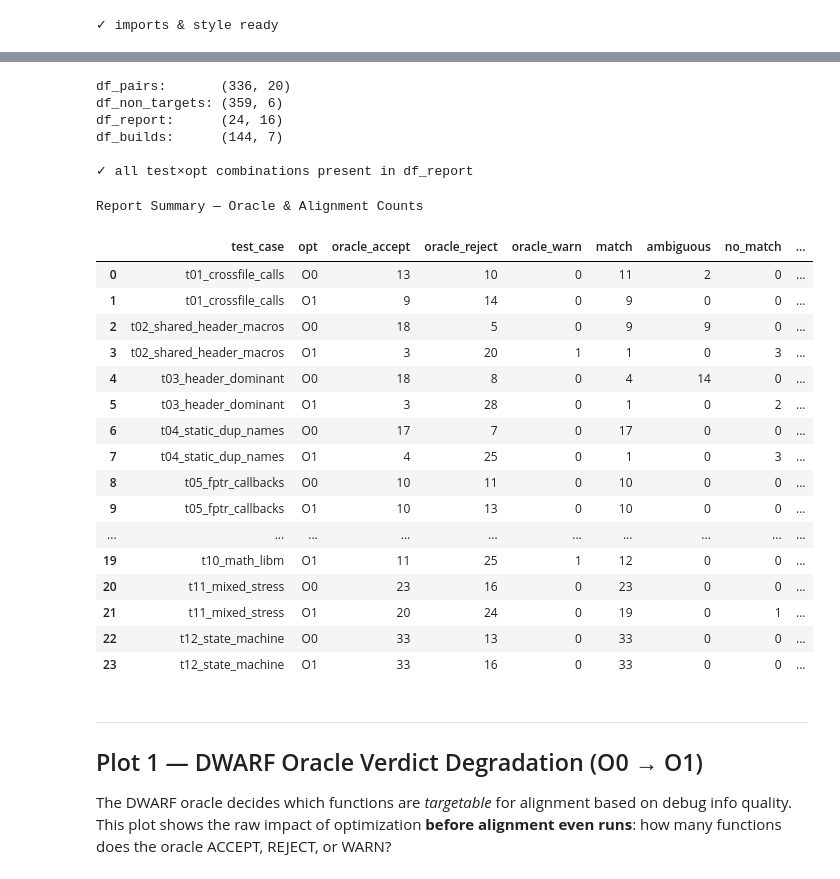
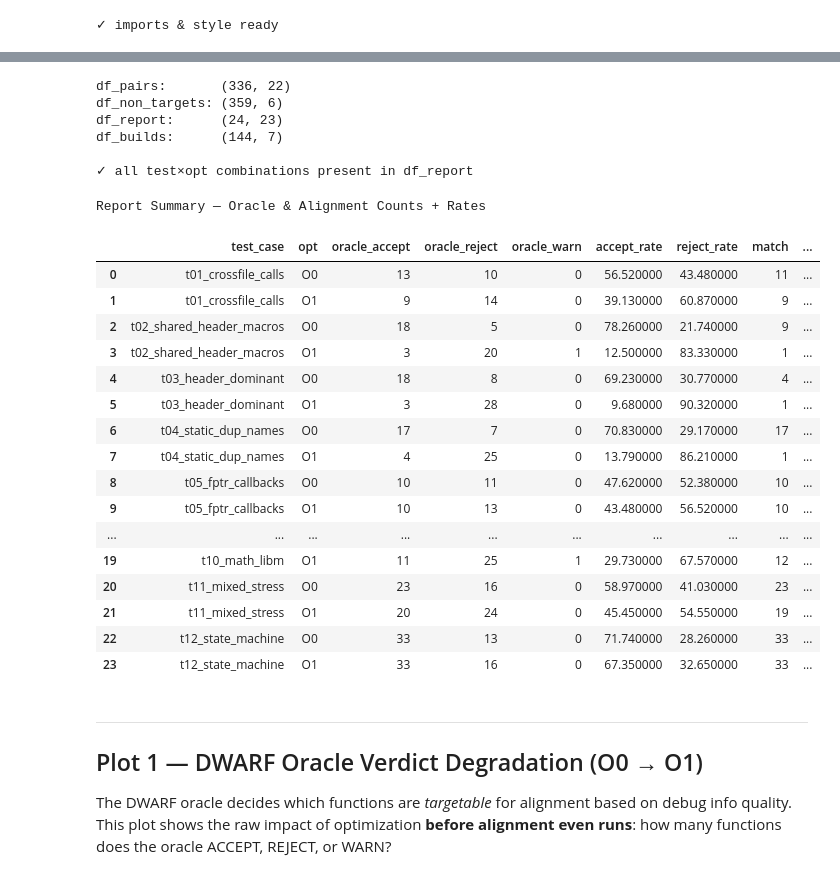
Before and after one commit to NicolasKol/reforge, a Jupyter notebook: scripts/plot_oracle_data_v1.ipynb, the cells around one changed output, grey strips where cells are left out. Cells and saved outputs as stored; diff of their text form; code cells hidden in the pictures.

Commit message:
Added: Data oracle module, not yet api

```diff
--- a/scripts/plot_oracle_data_v1.ipynb
+++ b/scripts/plot_oracle_data_v1.ipynb
@@ -257,52 +127,74 @@ print(f"✓ loaded {len(df_pairs)} pairs, {len(df_non_targets)} non-targets, "
 # %%
-## ── Data Validation ──────────────────────────────────────────────────────────
+## ── Data Validation & Plot-Specific Derived Columns ──────────────────────────
+# Core derived columns (n_candidates, gap_rate) are added by enrich_pairs()
+# in the loading cell above.  Only plot-specific convenience columns here.
+
+if not df_pairs.empty:
+    df_pairs["confidence"] = (
+        df_pairs["overlap_ratio"] * (1 - df_pairs["gap_rate"])
+    ).clip(0, 1)
+
+    df_pairs["is_header_collision"] = df_pairs["reasons"].apply(
+        lambda r: "HEADER_REPLICATION_COLLISION" in r
+    )
+    df_pairs["has_pc_gap"] = df_pairs["reasons"].apply(
+        lambda r: "PC_LINE_GAP" in r
+    )
+    df_pairs["has_multi_file"] = df_pairs["reasons"].apply(
+        lambda r: "MULTI_FILE_RANGE_PROPAGATED" in r
+    )
+    df_pairs["tu_short"] = df_pairs["best_tu_path"].apply(
+        lambda p: Path(p).stem if p else ""
+    )
 
 print(f"df_pairs:       {df_pairs.shape}")
 print(f"df_non_targets: {df_non_targets.shape}")
 print(f"df_report:      {df_report.shape}")
 print(f"df_builds:      {df_builds.shape}")
 print()
 
 # Quick sanity: every selected test × opt should appear in df_report
 expected = {(t, o) for t in tests for o in OPT_LEVELS}
 actual   = set(zip(df_report["test_case"], df_report["opt"]))
 missing  = expected - actual
 if missing:
     print(f"⚠ missing report rows: {missing}")
 else:
     print("✓ all test×opt combinations present in df_report")
 
-# Show report summary
+# Show report summary (now includes rate columns from compute_verdict_rates)
 display(
     df_report[["test_case","opt","oracle_accept","oracle_reject","oracle_warn",
-               "match","ambiguous","no_match","non_target"]]
-    .style.set_caption("Report Summary — Oracle & Alignment Counts")
+               "accept_rate","reject_rate",
+               "match","ambiguous","no_match","non_target",
+               "match_rate","ambiguous_rate","no_match_rate","non_target_rate"]]
+    .style.set_caption("Report Summary — Oracle & Alignment Counts + Rates")
 )
 # %% [output]
-df_pairs:       (336, 20)
+df_pairs:       (336, 22)
 df_non_targets: (359, 6)
-df_report:      (24, 16)
+df_report:      (24, 23)
 df_builds:      (144, 7)
 
 ✓ all test×opt combinations present in df_report
-Report Summary — Oracle & Alignment Counts
+Report Summary — Oracle & Alignment Counts + Rates
-|  | test_case | opt | oracle_accept | oracle_reject | oracle_warn | match | ambiguous | no_match | ... |
-| 0 | t01_crossfile_calls | O0 | 13 | 10 | 0 | 11 | 2 | 0 | ... |
-| 1 | t01_crossfile_calls | O1 | 9 | 14 | 0 | 9 | 0 | 0 | ... |
-| 2 | t02_shared_header_macros | O0 | 18 | 5 | 0 | 9 | 9 | 0 | ... |
-| 3 | t02_shared_header_macros | O1 | 3 | 20 | 1 | 1 | 0 | 3 | ... |
-| 4 | t03_header_dominant | O0 | 18 | 8 | 0 | 4 | 14 | 0 | ... |
-| 5 | t03_header_dominant | O1 | 3 | 28 | 0 | 1 | 0 | 2 | ... |
-| 6 | t04_static_dup_names | O0 | 17 | 7 | 0 | 17 | 0 | 0 | ... |
-| 7 | t04_static_dup_names | O1 | 4 | 25 | 0 | 1 | 0 | 3 | ... |
-| 8 | t05_fptr_callbacks | O0 | 10 | 11 | 0 | 10 | 0 | 0 | ... |
-| 9 | t05_fptr_callbacks | O1 | 10 | 13 | 0 | 10 | 0 | 0 | ... |
+|  | test_case | opt | oracle_accept | oracle_reject | oracle_warn | accept_rate | reject_rate | match | ... |
+| 0 | t01_crossfile_calls | O0 | 13 | 10 | 0 | 56.520000 | 43.480000 | 11 | ... |
+| 1 | t01_crossfile_calls | O1 | 9 | 14 | 0 | 39.130000 | 60.870000 | 9 | ... |
+| 2 | t02_shared_header_macros | O0 | 18 | 5 | 0 | 78.260000 | 21.740000 | 9 | ... |
+| 3 | t02_shared_header_macros | O1 | 3 | 20 | 1 | 12.500000 | 83.330000 | 1 | ... |
+| 4 | t03_header_dominant | O0 | 18 | 8 | 0 | 69.230000 | 30.770000 | 4 | ... |
+| 5 | t03_header_dominant | O1 | 3 | 28 | 0 | 9.680000 | 90.320000 | 1 | ... |
+| 6 | t04_static_dup_names | O0 | 17 | 7 | 0 | 70.830000 | 29.170000 | 17 | ... |
+| 7 | t04_static_dup_names | O1 | 4 | 25 | 0 | 13.790000 | 86.210000 | 1 | ... |
+| 8 | t05_fptr_callbacks | O0 | 10 | 11 | 0 | 47.620000 | 52.380000 | 10 | ... |
+| 9 | t05_fptr_callbacks | O1 | 10 | 13 | 0 | 43.480000 | 56.520000 | 10 | ... |
 | ... | ... | ... | ... | ... | ... | ... | ... | ... | ... |
-| 19 | t10_math_libm | O1 | 11 | 25 | 1 | 12 | 0 | 0 | ... |
-| 20 | t11_mixed_stress | O0 | 23 | 16 | 0 | 23 | 0 | 0 | ... |
-| 21 | t11_mixed_stress | O1 | 20 | 24 | 0 | 19 | 0 | 1 | ... |
-| 22 | t12_state_machine | O0 | 33 | 13 | 0 | 33 | 0 | 0 | ... |
-| 23 | t12_state_machine | O1 | 33 | 16 | 0 | 33 | 0 | 0 | ... |
+| 19 | t10_math_libm | O1 | 11 | 25 | 1 | 29.730000 | 67.570000 | 12 | ... |
+| 20 | t11_mixed_stress | O0 | 23 | 16 | 0 | 58.970000 | 41.030000 | 23 | ... |
+| 21 | t11_mixed_stress | O1 | 20 | 24 | 0 | 45.450000 | 54.550000 | 19 | ... |
+| 22 | t12_state_machine | O0 | 33 | 13 | 0 | 71.740000 | 28.260000 | 33 | ... |
+| 23 | t12_state_machine | O1 | 33 | 16 | 0 | 67.350000 | 32.650000 | 33 | ... |
 # %% [markdown]
 ---
 ## Plot 1 — DWARF Oracle Verdict Degradation (O0 → O1)
```
Also changed, not shown: parts of 3 cells of this notebook, 8 other files.
